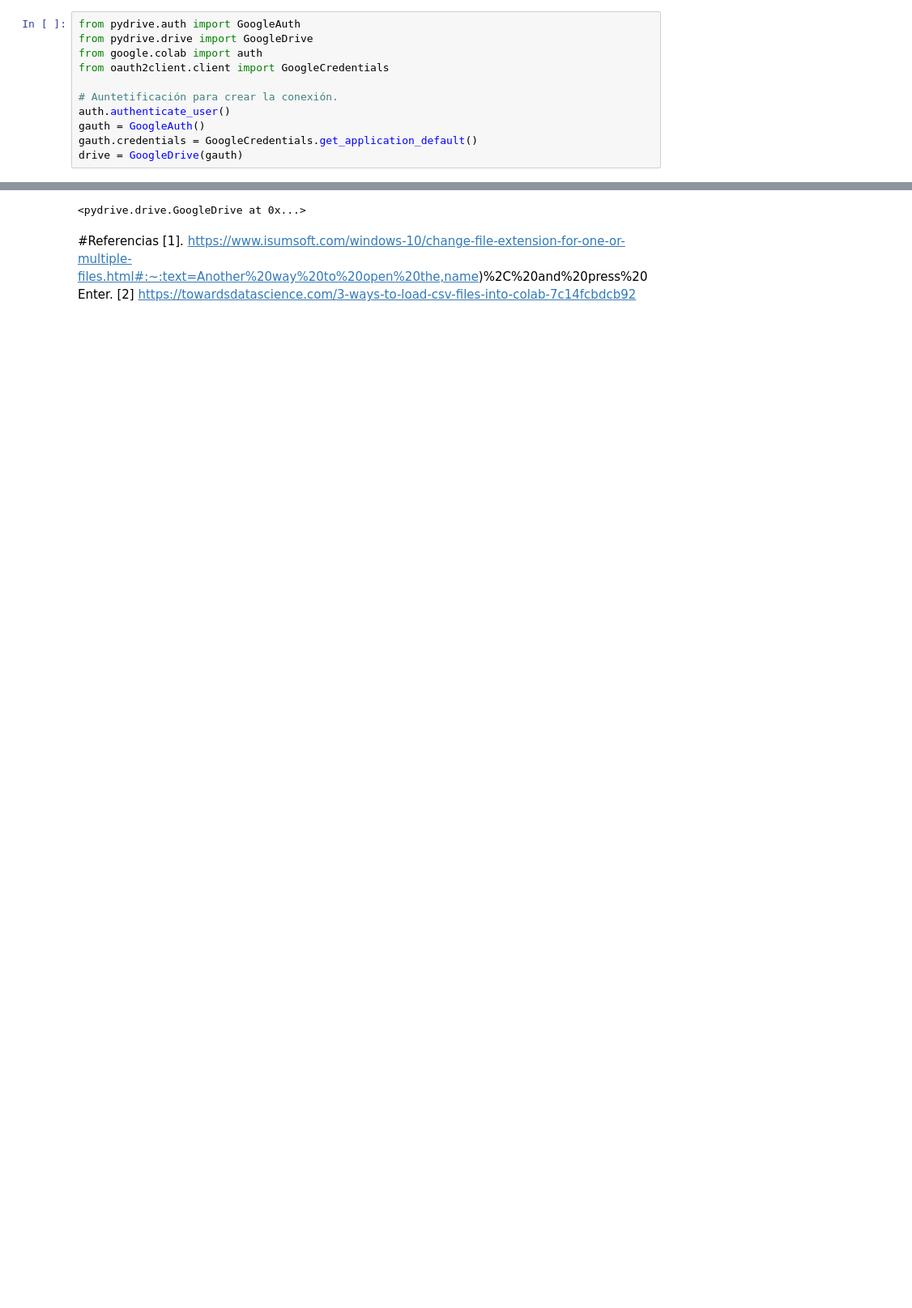
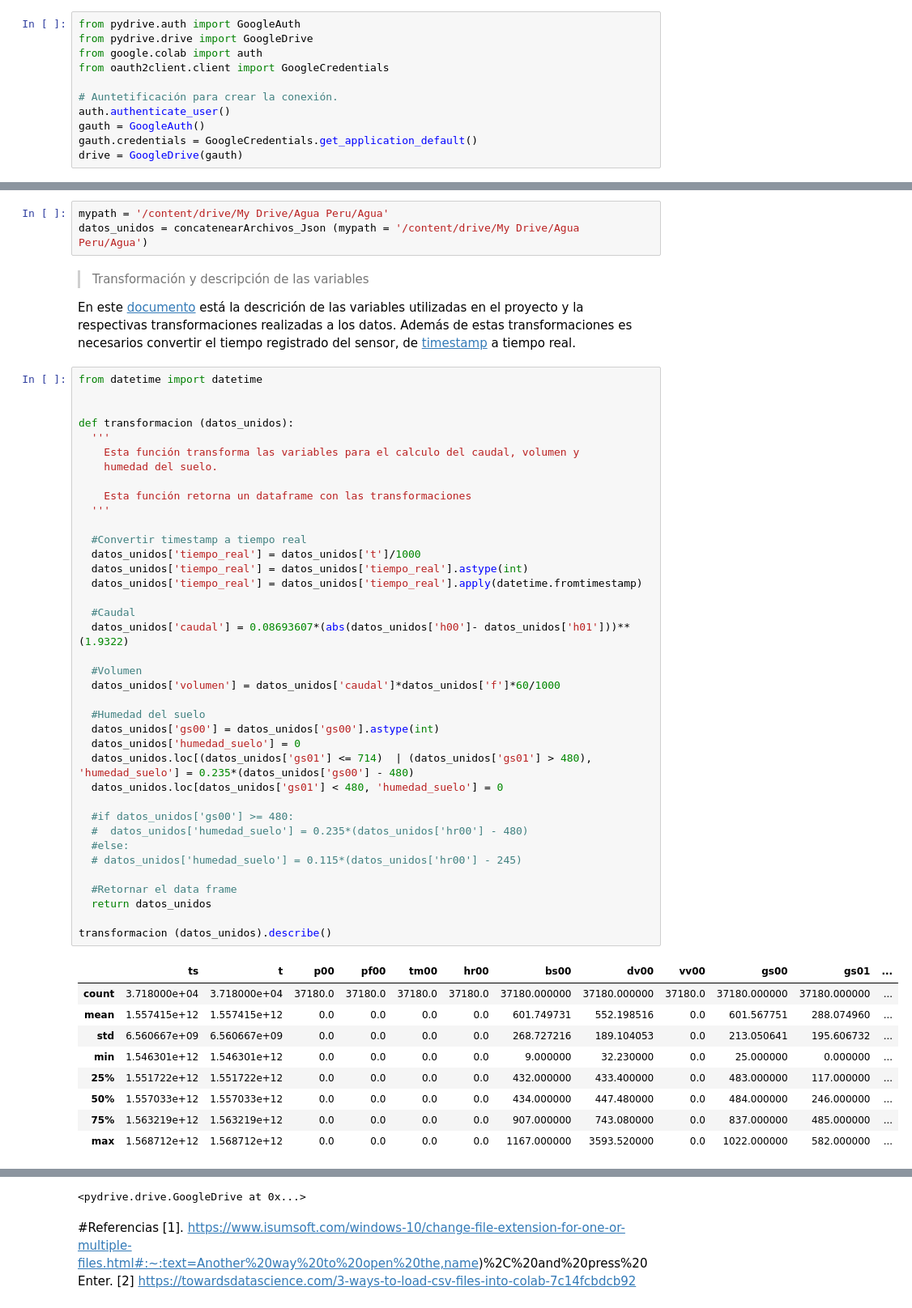
Before and after one commit to j-river1/Sensores_Caudal, a Jupyter notebook: Sensores_Caudal.ipynb, the cells around one changed output, grey strips where cells are left out. Shown: that part at 81% size. Drawn from its saved outputs; the diff is of its cells as text; blank space fills up the shorter version.

```diff
--- a/Sensores_Caudal.ipynb
+++ b/Sensores_Caudal.ipynb
@@ -47,0 +66,56 @@ datos_totales = pd.concat(lista, axis=0, ignore_index=True)
+# %%
+mypath = '/content/drive/My Drive/Agua Peru/Agua'
+datos_unidos = concatenearArchivos_Json (mypath = '/content/drive/My Drive/Agua Peru/Agua')
+# %% [markdown]
+
+> Transformación y descripción de las variables
+
+En este [documento](https://github.com/j-river1/Sensores_Caudal/blob/master/Descripcion_variables.md) está la descrición de las variables utilizadas en el proyecto y la respectivas transformaciones realizadas a los datos. Además de estas transformaciones es necesarios convertir el tiempo registrado del sensor,  de  [timestamp](https://www.programiz.com/python-programming/datetime/timestamp-datetime) a tiempo real.
+# %%
+from datetime import datetime
+
+
+def transformacion (datos_unidos):
+  '''
+    Esta función transforma las variables para el calculo del caudal, volumen y
+    humedad del suelo.
+
+    Esta función retorna un dataframe con las transformaciones
+  '''
+
+  #Convertir timestamp a tiempo real
+  datos_unidos['tiempo_real'] = datos_unidos['t']/1000
+  datos_unidos['tiempo_real'] = datos_unidos['tiempo_real'].astype(int)
+  datos_unidos['tiempo_real'] = datos_unidos['tiempo_real'].apply(datetime.fromtimestamp)
+
+  #Caudal
+  datos_unidos['caudal'] = 0.08693607*(abs(datos_unidos['h00']- datos_unidos['h01']))**(1.9322)
+
+  #Volumen
+  datos_unidos['volumen'] = datos_unidos['caudal']*datos_unidos['f']*60/1000
+
+  #Humedad del suelo
+  datos_unidos['gs00'] = datos_unidos['gs00'].astype(int)
+  datos_unidos['humedad_suelo'] = 0
+  datos_unidos.loc[(datos_unidos['gs01'] <= 714)  | (datos_unidos['gs01'] > 480), 'humedad_suelo'] = 0.235*(datos_unidos['gs00'] - 480)
+  datos_unidos.loc[datos_unidos['gs01'] < 480, 'humedad_suelo'] = 0
+
+  #if datos_unidos['gs00'] >= 480:
+  #  datos_unidos['humedad_suelo'] = 0.235*(datos_unidos['hr00'] - 480)
+  #else:
+  # datos_unidos['humedad_suelo'] = 0.115*(datos_unidos['hr00'] - 245)
+
+  #Retornar el data frame
+  return datos_unidos
+
+transformacion (datos_unidos).describe()
+# %% [output]
+|  | ts | t | p00 | pf00 | tm00 | hr00 | bs00 | dv00 | vv00 | gs00 | gs01 | ... |
+| count | 3.718000e+04 | 3.718000e+04 | 37180.0 | 37180.0 | 37180.0 | 37180.0 | 37180.000000 | 37180.000000 | 37180.0 | 37180.000000 | 37180.000000 | ... |
+| mean | 1.557415e+12 | 1.557415e+12 | 0.0 | 0.0 | 0.0 | 0.0 | 601.749731 | 552.198516 | 0.0 | 601.567751 | 288.074960 | ... |
+| std | 6.560667e+09 | 6.560667e+09 | 0.0 | 0.0 | 0.0 | 0.0 | 268.727216 | 189.104053 | 0.0 | 213.050641 | 195.606732 | ... |
+| min | 1.546301e+12 | 1.546301e+12 | 0.0 | 0.0 | 0.0 | 0.0 | 9.000000 | 32.230000 | 0.0 | 25.000000 | 0.000000 | ... |
+| 25% | 1.551722e+12 | 1.551722e+12 | 0.0 | 0.0 | 0.0 | 0.0 | 432.000000 | 433.400000 | 0.0 | 483.000000 | 117.000000 | ... |
+| 50% | 1.557033e+12 | 1.557033e+12 | 0.0 | 0.0 | 0.0 | 0.0 | 434.000000 | 447.480000 | 0.0 | 484.000000 | 246.000000 | ... |
+| 75% | 1.563219e+12 | 1.563219e+12 | 0.0 | 0.0 | 0.0 | 0.0 | 907.000000 | 743.080000 | 0.0 | 837.000000 | 485.000000 | ... |
+| max | 1.568712e+12 | 1.568712e+12 | 0.0 | 0.0 | 0.0 | 0.0 | 1167.000000 | 3593.520000 | 0.0 | 1022.000000 | 582.000000 | ... |
```
Also changed, not shown: parts of 15 cells of this notebook.
